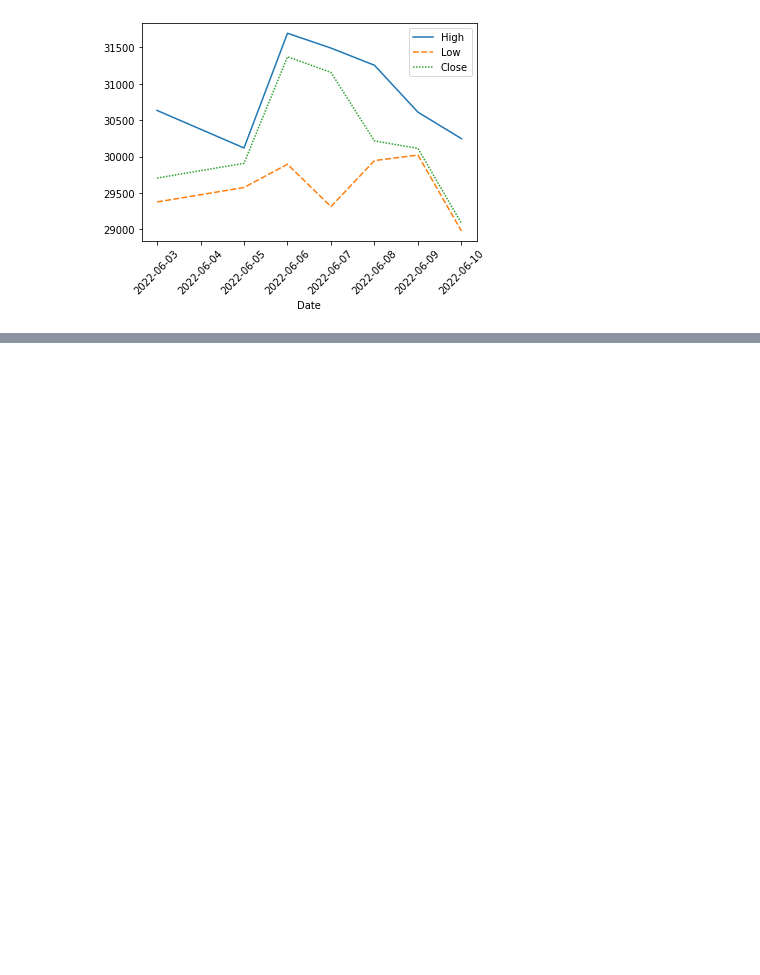
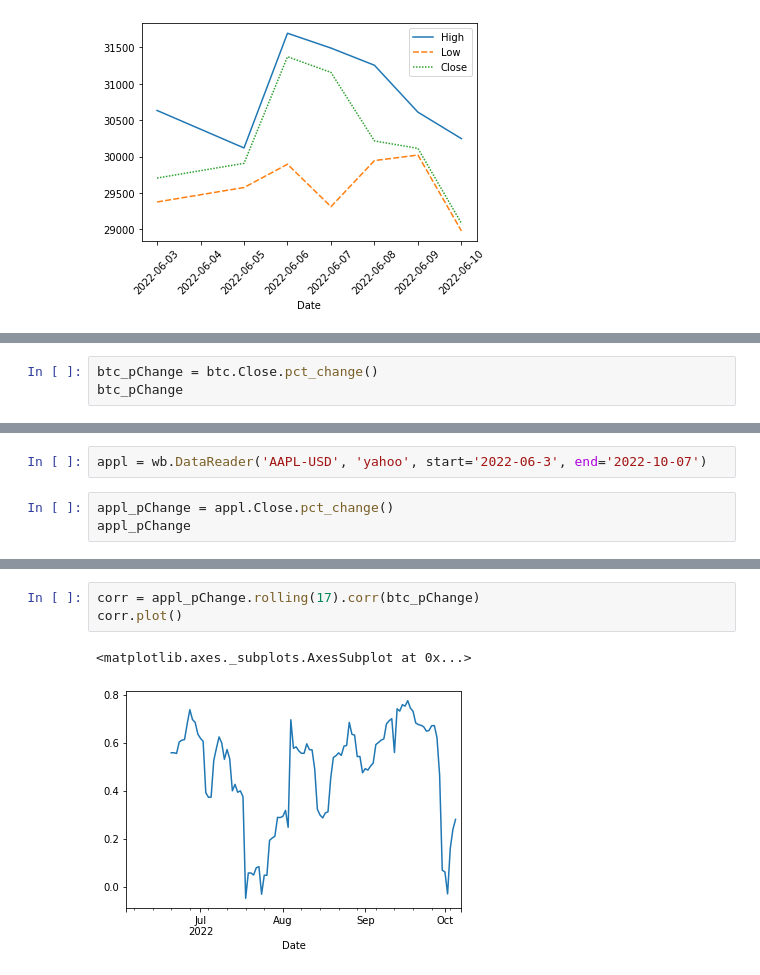
Before and after one commit to Denis04-M/data-wrangling-practise, a Jupyter notebook: practice.ipynb, the cells around one changed output, grey strips where cells are left out. Saved outputs shown, nothing was run; the diff lists cells and outputs as text; blank space fills up the shorter version.

```diff
--- a/practice.ipynb
+++ b/practice.ipynb
@@ -1368,0 +1381,3 @@ plt.tick_params(axis='x', rotation=45)
+# %%
+btc_pChange = btc.Close.pct_change()
+btc_pChange
@@ -1368,0 +1398,5 @@ plt.tick_params(axis='x', rotation=45)
+# %%
+appl = wb.DataReader('AAPL-USD', 'yahoo', start='2022-06-3', end='2022-10-07')
+# %%
+appl_pChange = appl.Close.pct_change()
+appl_pChange
@@ -1368,0 +1417,6 @@ plt.tick_params(axis='x', rotation=45)
+# %%
+corr = appl_pChange.rolling(17).corr(btc_pChange)
+corr.plot()
+# %% [output]
+<matplotlib.axes._subplots.AxesSubplot at 0x...>
+[figure, added]
```
Also changed, not shown: parts of 9 cells of this notebook.
